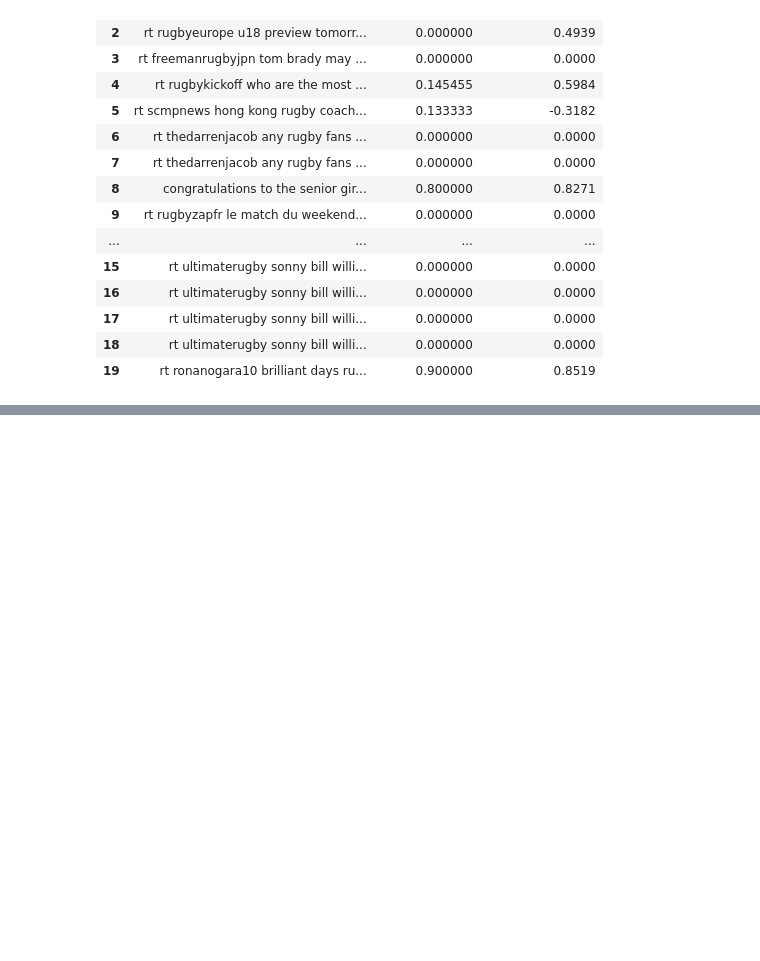
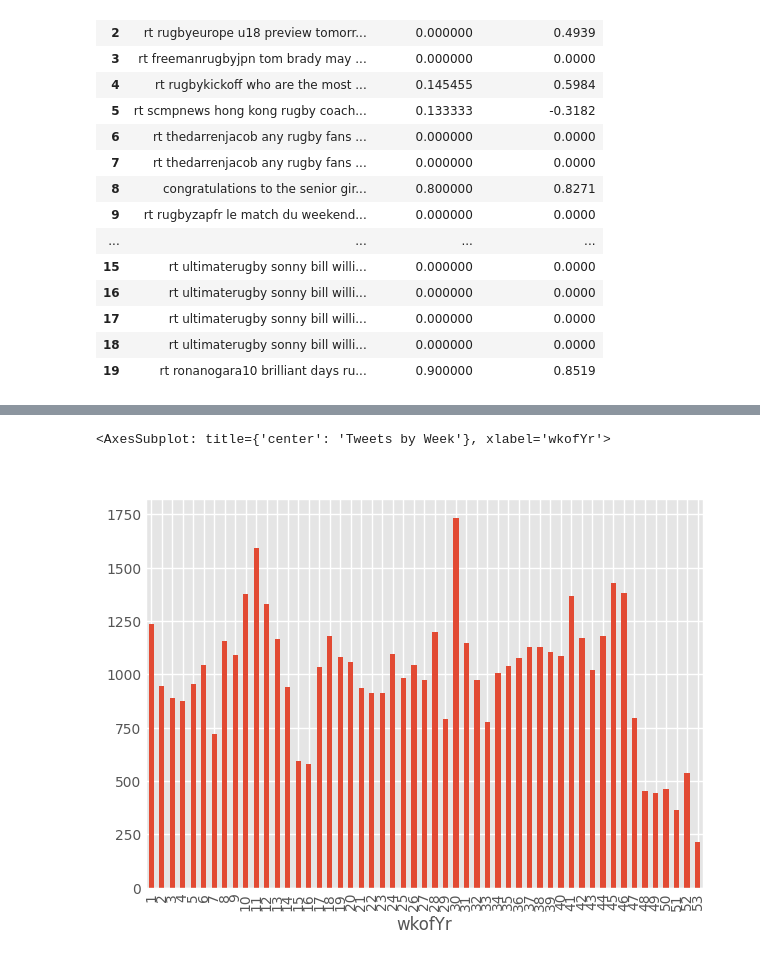
Before and after one commit to sba22230/CA_4_SocialMediaStreaming, a Jupyter notebook: mongo connection working.ipynb, the cells around one changed output, grey strips where cells are left out. Drawn from its saved outputs; the diff is of its cells as text; code cells hidden in the pictures; blank space fills up the shorter version.

```diff
--- a/mongo connection working.ipynb
+++ b/mongo connection working.ipynb
@@ -900,0 +943,15 @@ pdfText.to_csv("Data/TweetwithSentiment.csv", encoding='utf-8')
+# %%
+# use a boolean mask to filter the data
+mask = (tweetInfo['Month'] != 1) & (tweetInfo['wkofYr'] > 4)
+sampledData = tweetInfo[mask].sample(1000)
+
+
+sampledData.loc[:, 'Month'] = 1
+sampledData.loc[:, 'wkofYr'] = 0 # so the next line spreads the data evenly
+sampledData['wkofYr'] = pd.to_datetime(sampledData[['Year', 'Month', 'Day']]).dt.weekofyear
+# %%
+tweetInfo = pd.concat([sampledData, tweetInfo])
+tweetInfo.value_counts('wkofYr').sort_index().plot(kind='bar', title='Tweets by Week')
+# %% [output]
+<AxesSubplot: title={'center': 'Tweets by Week'}, xlabel='wkofYr'>
+[figure, added]
```
Also changed, not shown: parts of 11 cells of this notebook.
